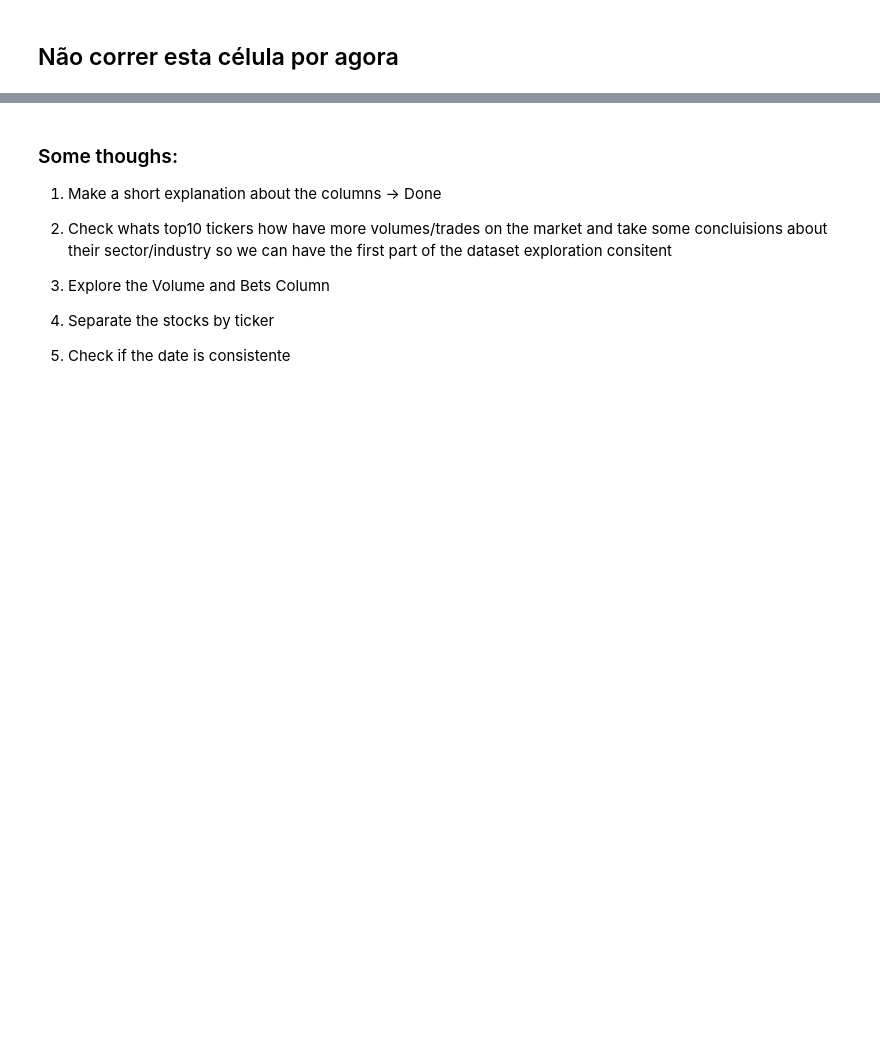
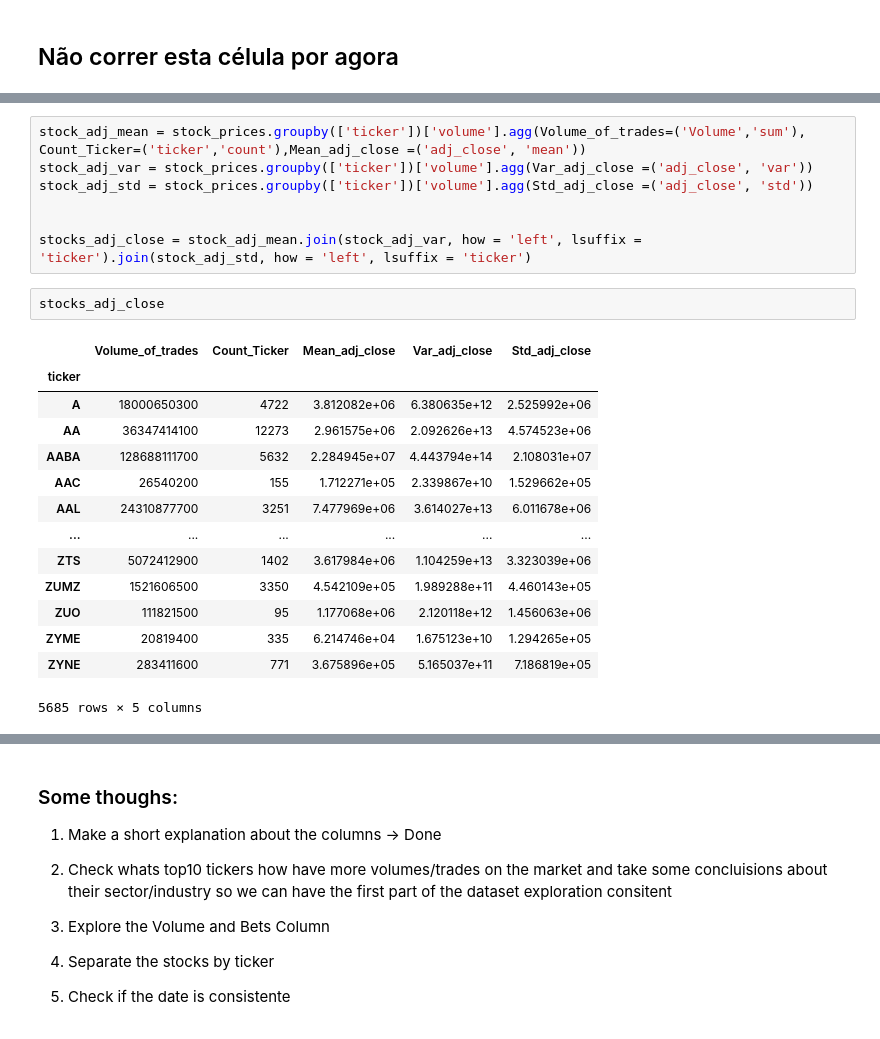
Before and after one commit to GuilhermeViveiros/Stock-Prices, a Jupyter notebook: Predicting Stock Prices.ipynb, the cells around one changed output, grey strips where cells are left out. Saved outputs shown, nothing was run; the diff lists cells and outputs as text; blank space fills up the shorter version.

```diff
--- a/Predicting Stock Prices.ipynb
+++ b/Predicting Stock Prices.ipynb
@@ -441,0 +451,24 @@ IndentationError: unexpected indent (<ipython-input-78-d378e4c47022>, line 7)
+# %%
+stock_adj_mean = stock_prices.groupby(['ticker'])['volume'].agg(Volume_of_trades=('Volume','sum'), Count_Ticker=('ticker','count'),Mean_adj_close =('adj_close', 'mean'))
+stock_adj_var = stock_prices.groupby(['ticker'])['volume'].agg(Var_adj_close =('adj_close', 'var'))
+stock_adj_std = stock_prices.groupby(['ticker'])['volume'].agg(Std_adj_close =('adj_close', 'std'))
+
+
+stocks_adj_close = stock_adj_mean.join(stock_adj_var, how = 'left', lsuffix = 'ticker').join(stock_adj_std, how = 'left', lsuffix = 'ticker')
+# %%
+stocks_adj_close
+# %% [output]
+|  | Volume_of_trades | Count_Ticker | Mean_adj_close | Var_adj_close | Std_adj_close |
+| ticker |  |  |  |  |  |
+| A | 18000650300 | 4722 | 3.812082e+06 | 6.380635e+12 | 2.525992e+06 |
+| AA | 36347414100 | 12273 | 2.961575e+06 | 2.092626e+13 | 4.574523e+06 |
+| AABA | 128688111700 | 5632 | 2.284945e+07 | 4.443794e+14 | 2.108031e+07 |
+| AAC | 26540200 | 155 | 1.712271e+05 | 2.339867e+10 | 1.529662e+05 |
+| AAL | 24310877700 | 3251 | 7.477969e+06 | 3.614027e+13 | 6.011678e+06 |
+| ... | ... | ... | ... | ... | ... |
+| ZTS | 5072412900 | 1402 | 3.617984e+06 | 1.104259e+13 | 3.323039e+06 |
+| ZUMZ | 1521606500 | 3350 | 4.542109e+05 | 1.989288e+11 | 4.460143e+05 |
+| ZUO | 111821500 | 95 | 1.177068e+06 | 2.120118e+12 | 1.456063e+06 |
+| ZYME | 20819400 | 335 | 6.214746e+04 | 1.675123e+10 | 1.294265e+05 |
+| ZYNE | 283411600 | 771 | 3.675896e+05 | 5.165037e+11 | 7.186819e+05 |
+5685 rows × 5 columns
```
Also changed, not shown: parts of 21 cells of this notebook.
